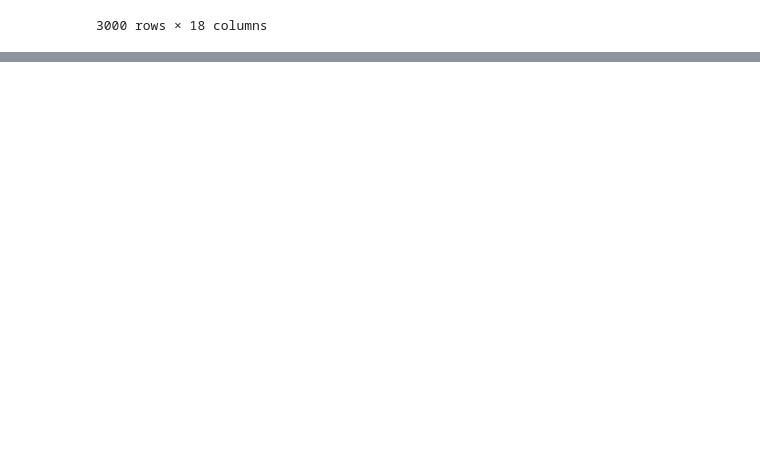
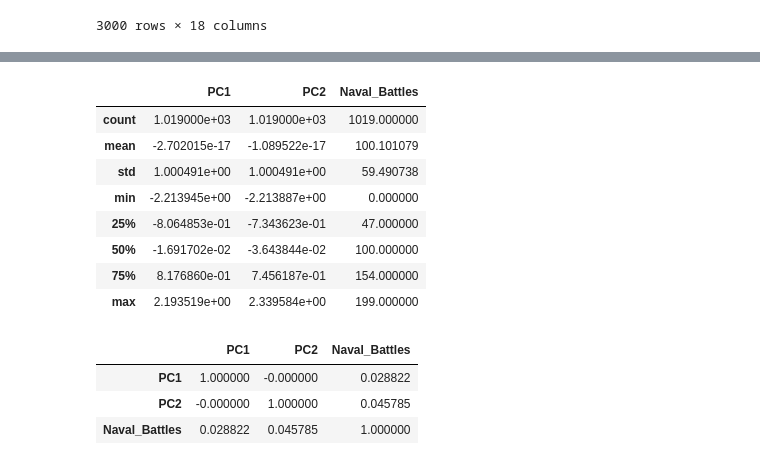
Before and after one commit to mariaachain/Aula2_Dados, a Jupyter notebook: aul3_Analise.ipynb, the cells around one changed output, grey strips where cells are left out. Drawn from its saved outputs; the diff is of its cells as text; code cells hidden in the pictures; blank space fills up the shorter version.

```diff
--- a/aul3_Analise.ipynb
+++ b/aul3_Analise.ipynb
@@ -269,0 +350,19 @@ df.to_excel('global_conflicts_dataset.xlsx', index=False)
+# %%
+dados_normalizados.describe()
+# %% [output]
+|  | PC1 | PC2 | Naval_Battles |
+| count | 1.019000e+03 | 1.019000e+03 | 1019.000000 |
+| mean | -2.702015e-17 | -1.089522e-17 | 100.101079 |
+| std | 1.000491e+00 | 1.000491e+00 | 59.490738 |
+| min | -2.213945e+00 | -2.213887e+00 | 0.000000 |
+| 25% | -8.064853e-01 | -7.343623e-01 | 47.000000 |
+| 50% | -1.691702e-02 | -3.643844e-02 | 100.000000 |
+| 75% | 8.176860e-01 | 7.456187e-01 | 154.000000 |
+| max | 2.193519e+00 | 2.339584e+00 | 199.000000 |
+# %%
+dados.corr().style.background_gradient(cmap='coolwarm')
+# %% [output]
+|  | PC1 | PC2 | Naval_Battles |
+| PC1 | 1.000000 | -0.000000 | 0.028822 |
+| PC2 | -0.000000 | 1.000000 | 0.045785 |
+| Naval_Battles | 0.028822 | 0.045785 | 1.000000 |
```
Also changed, not shown: parts of 17 cells of this notebook, 2 other files.
